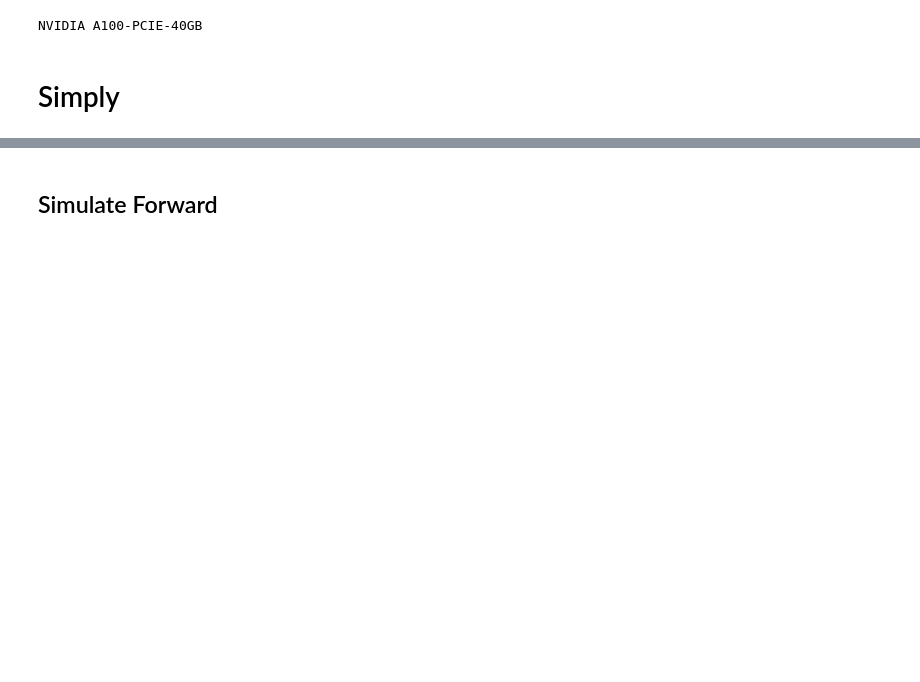
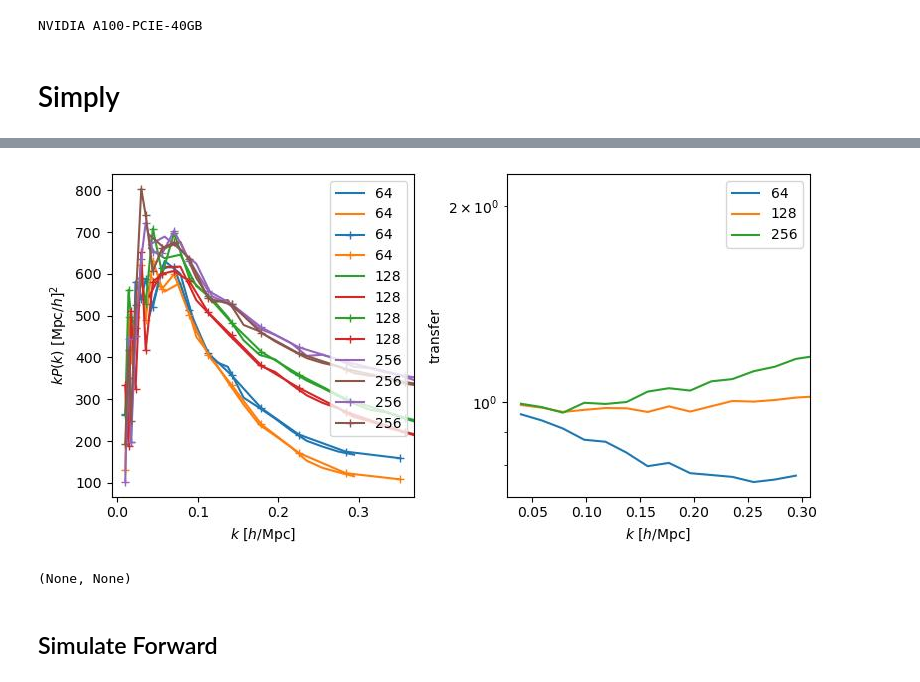
Before and after one commit to hsimonfroy/montecosmo, a Jupyter notebook: intro/pmwd_quickstart.ipynb, the cells around one changed output, grey strips where cells are left out. Drawn from its saved outputs; the diff is of its cells as text; code cells hidden in the pictures; blank space fills up the shorter version.

Commit message:
pmwd comp time and pk

```diff
--- a/intro/pmwd_quickstart.ipynb
+++ b/intro/pmwd_quickstart.ipynb
@@ -60,5 +66,7 @@ def run(mesh_length):
 denses = []
 sizes = [64,128,256]
 for s in sizes:
-    dens, dl = run(s)
-    denses.append([dens, dl])
+    dens, dl, conf = run(s)
+    denses.append([dens, dl, conf])
+
+jrun = jit(partial(run, 256))
@@ -64,0 +82,4 @@ for s in sizes:
+# %%
+%%time
+from jax import block_until_ready
+res = block_until_ready(jrun())
@@ -64,0 +157,8 @@ for s in sizes:
+# %%
+denses_jpm = []
+sizes = [64,128,256]
+for s in sizes:
+    dens, dl, conf = run_jpm(s)
+    denses_jpm.append([dens, dl, conf])
+
+jpmrun = jit(partial(run_jpm, 256))
@@ -65,29 +179,46 @@ for s in sizes:
 # %%
-%matplotlib inline
 from montecosmo.metrics import power_spectrum
 from jaxpm.painting import compensate_cic
 from montecosmo.plot import plot_pk, plot_trans
 
 plt.figure(figsize=(8,4))
+i_color = 0
 plt.subplot(121)
-for dens, lab in zip(denses, sizes):
-    ks, pk = power_spectrum(compensate_cic(dens[0]), box_shape=3*(640.,))
-    ks, pk_lin = power_spectrum(dens[1], box_shape=3*(640.,))
-    plot_pk(ks, pk, label=lab)
-    plot_pk(ks, pk_lin, ':k', label='lin')
+for dens, dens_jpm, lab in zip(denses, denses_jpm, sizes):
+    dens, dl, conf = dens
+    dens_jpm, dl_jpm, conf_jpm = dens_jpm
+    deconv = 4
+    ks, pk = power_spectrum(compensate_cic(dens), box_shape=conf_jpm)
+    # ks, pk_lin = power_spectrum(dl, box_shape=3*(640.,))
+    k, P, _, _ = powspec(dens, conf.cell_size, deconv=deconv)
+
+    ksjpm, pkjpm = power_spectrum(compensate_cic(dens_jpm), box_shape=conf_jpm)
+    kjpm, Pjpm, _, _ = powspec(dens_jpm, conf.cell_size, deconv=deconv)
+
+    log = False
+    plot_pk(ks, pk, f'C{i_color}-', log=log, label=lab)
+    plot_pk(ksjpm, pkjpm, f'C{i_color+1}-', log=log, label=lab)
+    plot_pk(k, P, f'C{i_color}+-', log=log, label=lab)
+    plot_pk(kjpm, Pjpm, f'C{i_color+1}+-', log=log, label=lab)
+
+    # plot_pk(ks, pk_lin, ':k', label='lin')
     plt.xlim(*plt.xlim())
+    i_color += 2
 
 plt.legend()
 
 plt.subplot(122)
 for dens, lab in zip(denses, [64,128,256]):
     ks, pk = power_spectrum(compensate_cic(dens[0]), box_shape=3*(640.,))
     ks, pk_lin = power_spectrum(dens[1], box_shape=3*(640.,))
     plot_trans(ks, (pk/pk_lin)**.5, label=lab)
     plt.xlim(*plt.xlim())
 
 plt.legend()
-plt.tight_layout()
+plt.tight_layout(), plt.show()
+# %% [output]
+[figure, added]
+(None, None)
 # %% [markdown]
 ## Simulate Forward
 # %% [markdown]
```
Also changed, not shown: parts of 15 cells of this notebook, 7 other files.
